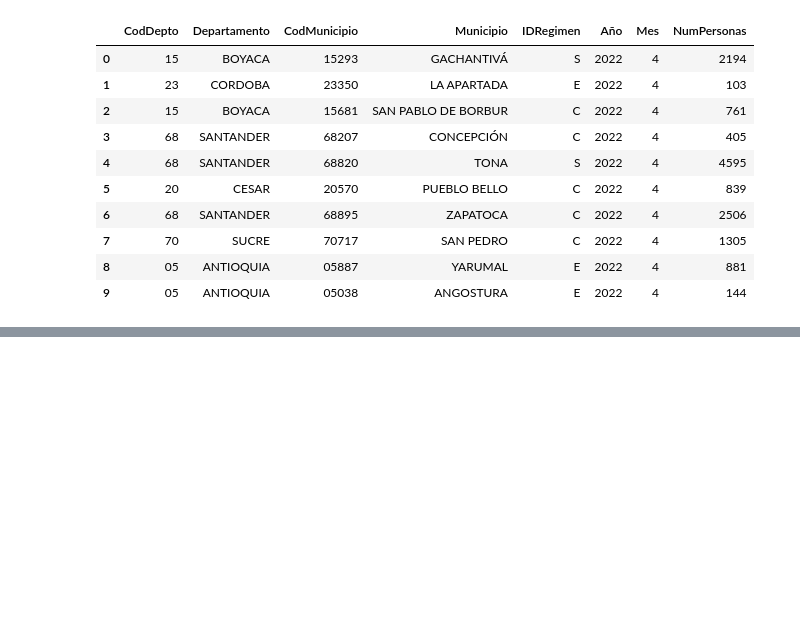
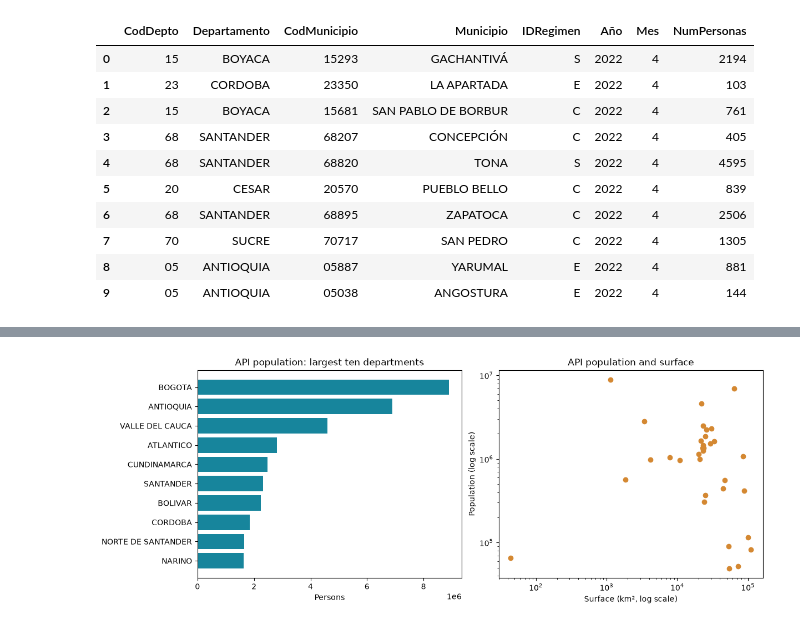
Before and after one commit to driosoft-pro/etl-2026-2-ods3-salud-api-gx-airflow-streaming-kafka-, a Jupyter notebook: notebooks/01_data_validation_cleanup.ipynb, the cells around one changed output, grey strips where cells are left out. Cells and saved outputs as stored; diff of their text form; code cells hidden in the pictures; blank space fills up the shorter version.

```diff
--- a/notebooks/01_data_validation_cleanup.ipynb
+++ b/notebooks/01_data_validation_cleanup.ipynb
@@ -699,0 +738,16 @@ Clean data sample - Facilities:
+# %%
+sys.path.insert(0, str(PROJECT_DIR))
+from src.api_extract import extract_api_all
+from src.extract import extract_all
+from src.profile_data import profile_api_quality, profile_cross_source_integration, run_profiling
+
+api_snapshot = extract_api_all(force_cache=True)
+df_api_departments = api_snapshot['departments']
+df_api_regions = api_snapshot['regions']
+api_checks = profile_api_quality(df_api_departments, df_api_regions)
+display(pd.DataFrame([
+    {'Dataset': 'Department', 'Rows': len(df_api_departments), 'Columns': len(df_api_departments.columns), 'Nulls': int(df_api_departments.isna().sum().sum()), 'Duplicate rows': int(df_api_departments.duplicated().sum())},
+    {'Dataset': 'Region', 'Rows': len(df_api_regions), 'Columns': len(df_api_regions.columns), 'Nulls': int(df_api_regions.isna().sum().sum()), 'Duplicate rows': int(df_api_regions.duplicated().sum())},
+]))
+display(df_api_departments[['department_name', 'api_id', 'population', 'surface', 'region_id']].head())
+display(df_api_regions)
@@ -699,0 +803,11 @@ Clean data sample - Facilities:
+# %%
+fig, axes = plt.subplots(1, 2, figsize=(12, 4.5), constrained_layout=True)
+top_population = df_api_departments.nlargest(10, 'population').sort_values('population')
+axes[0].barh(top_population['department_name'], top_population['population'], color='#17859c')
+axes[0].set(title='API population: largest ten departments', xlabel='Persons')
+axes[1].scatter(df_api_departments['surface'], df_api_departments['population'], color='#d48832')
+axes[1].set(xscale='log', yscale='log', title='API population and surface', xlabel='Surface (km², log scale)', ylabel='Population (log scale)')
+fig.savefig(EVIDENCE_DIR / 'eda_api_population_surface.png', dpi=150)
+plt.show()
+# %% [output]
+[figure, added]
```
Also changed, not shown: parts of 28 cells of this notebook, 54 other files.
